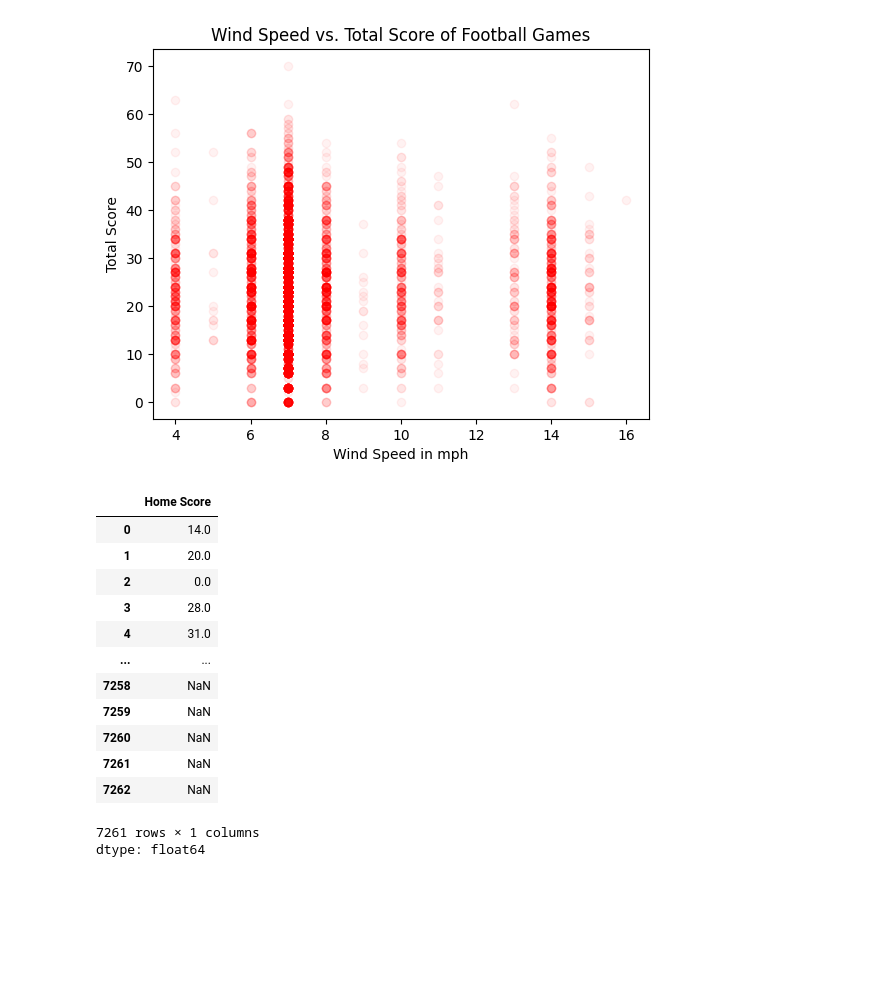
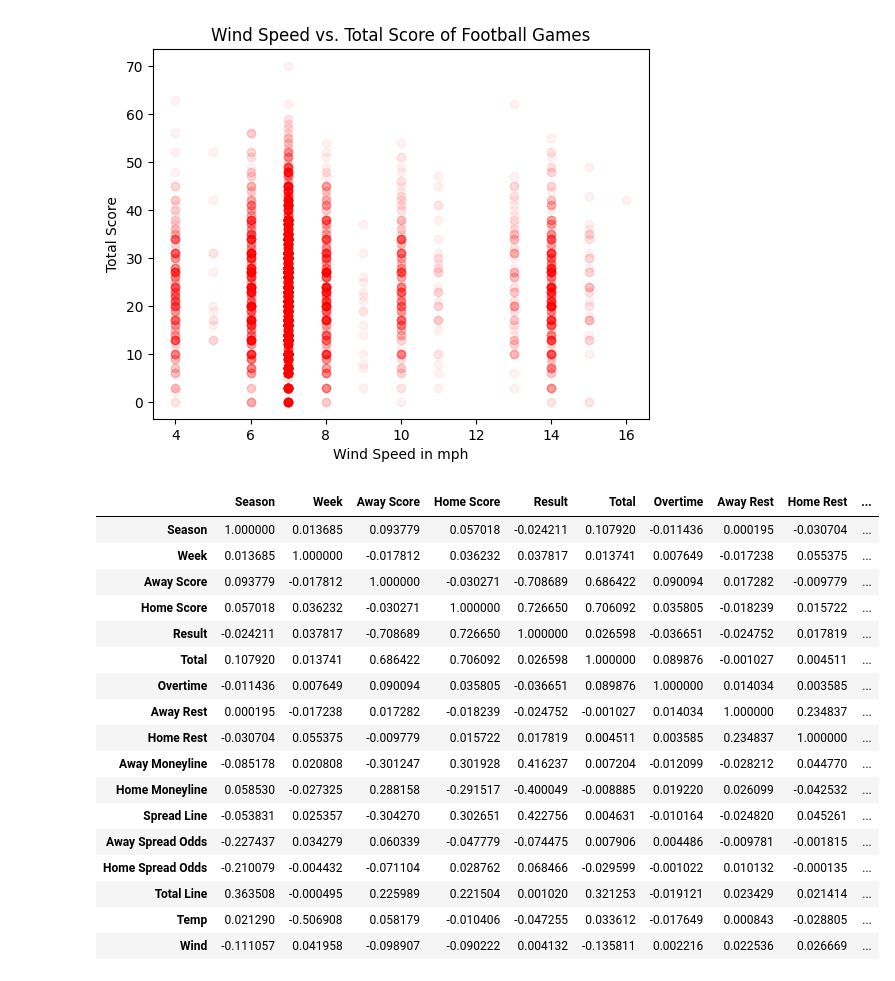
Before and after one commit to KPsimo/Kidus_Football_Games, a Jupyter notebook: DSRP_Project.ipynb, the cells around one changed output. Saved outputs shown, nothing was run; the diff lists cells and outputs as text; code cells hidden in the pictures; blank space fills up the shorter version.

```diff
--- a/DSRP_Project.ipynb
+++ b/DSRP_Project.ipynb
@@ -204,29 +202,38 @@ plt.show()
 # %% [output]
 [figure]
 # %%
-categories = fixed_df['Surface']
-bars = fixed_df['Home Score']
+# categories = fixed_df['Surface']
+# bars = fixed_df['Home Score']
 
-plt.bar(categories, bars, alpha = 0.05)
-plt.title("Wind Speed vs. Total Score of Football Games")
-plt.ylabel("Total Score")
-plt.xlabel("Wind Speed in mph")
-plt.show()
+# plt.bar(categories, bars, alpha = 0.05)
+# plt.title("Wind Speed vs. Total Score of Football Games")
+# plt.ylabel("Total Score")
+# plt.xlabel("Wind Speed in mph")
+# plt.show()
-# %% [output]
-|  | Home Score |
-| 0 | 14.0 |
-| 1 | 20.0 |
-| 2 | 0.0 |
-| 3 | 28.0 |
-| 4 | 31.0 |
-| ... | ... |
-| 7258 | NaN |
-| 7259 | NaN |
-| 7260 | NaN |
-| 7261 | NaN |
-| 7262 | NaN |
-7261 rows × 1 columns
-dtype: float64
+# %%
+# fixed_df.info()
+
+numeric = fixed_df.select_dtypes(exclude='object')
+numeric.corr()
+# %% [output]
+|  | Season | Week | Away Score | Home Score | Result | Total | Overtime | Away Rest | Home Rest | ... |
+| Season | 1.000000 | 0.013685 | 0.093779 | 0.057018 | -0.024211 | 0.107920 | -0.011436 | 0.000195 | -0.030704 | ... |
+| Week | 0.013685 | 1.000000 | -0.017812 | 0.036232 | 0.037817 | 0.013741 | 0.007649 | -0.017238 | 0.055375 | ... |
+| Away Score | 0.093779 | -0.017812 | 1.000000 | -0.030271 | -0.708689 | 0.686422 | 0.090094 | 0.017282 | -0.009779 | ... |
+| Home Score | 0.057018 | 0.036232 | -0.030271 | 1.000000 | 0.726650 | 0.706092 | 0.035805 | -0.018239 | 0.015722 | ... |
+| Result | -0.024211 | 0.037817 | -0.708689 | 0.726650 | 1.000000 | 0.026598 | -0.036651 | -0.024752 | 0.017819 | ... |
+| Total | 0.107920 | 0.013741 | 0.686422 | 0.706092 | 0.026598 | 1.000000 | 0.089876 | -0.001027 | 0.004511 | ... |
+| Overtime | -0.011436 | 0.007649 | 0.090094 | 0.035805 | -0.036651 | 0.089876 | 1.000000 | 0.014034 | 0.003585 | ... |
+| Away Rest | 0.000195 | -0.017238 | 0.017282 | -0.018239 | -0.024752 | -0.001027 | 0.014034 | 1.000000 | 0.234837 | ... |
+| Home Rest | -0.030704 | 0.055375 | -0.009779 | 0.015722 | 0.017819 | 0.004511 | 0.003585 | 0.234837 | 1.000000 | ... |
+| Away Moneyline | -0.085178 | 0.020808 | -0.301247 | 0.301928 | 0.416237 | 0.007204 | -0.012099 | -0.028212 | 0.044770 | ... |
+| Home Moneyline | 0.058530 | -0.027325 | 0.288158 | -0.291517 | -0.400049 | -0.008885 | 0.019220 | 0.026099 | -0.042532 | ... |
+| Spread Line | -0.053831 | 0.025357 | -0.304270 | 0.302651 | 0.422756 | 0.004631 | -0.010164 | -0.024820 | 0.045261 | ... |
+| Away Spread Odds | -0.227437 | 0.034279 | 0.060339 | -0.047779 | -0.074475 | 0.007906 | 0.004486 | -0.009781 | -0.001815 | ... |
+| Home Spread Odds | -0.210079 | -0.004432 | -0.071104 | 0.028762 | 0.068466 | -0.029599 | -0.001022 | 0.010132 | -0.000135 | ... |
+| Total Line | 0.363508 | -0.000495 | 0.225989 | 0.221504 | 0.001020 | 0.321253 | -0.019121 | 0.023429 | 0.021414 | ... |
+| Temp | 0.021290 | -0.506908 | 0.058179 | -0.010406 | -0.047255 | 0.033612 | -0.017649 | 0.000843 | -0.028805 | ... |
+| Wind | -0.111057 | 0.041958 | -0.098907 | -0.090222 | 0.004132 | -0.135811 | 0.002216 | 0.022536 | 0.026669 | ... |
 # %%
 plot_df = fixed_df[fixed_df['Surface'] == 'astroplay'][['Surface', 'Result']].dropna()
 
```
Also changed, not shown: parts of 6 cells of this notebook.
